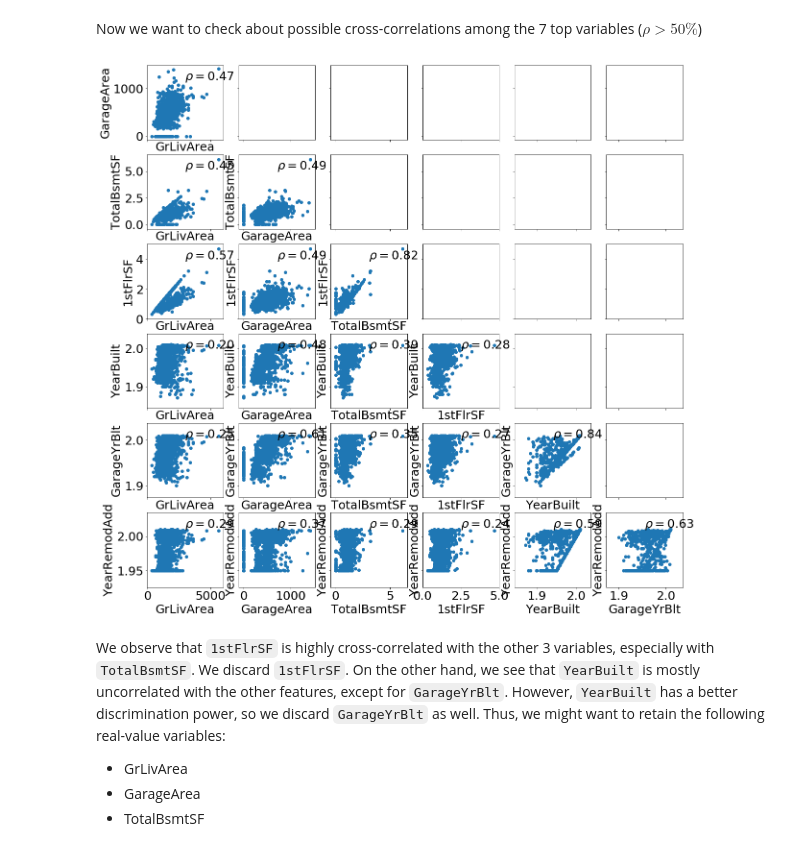
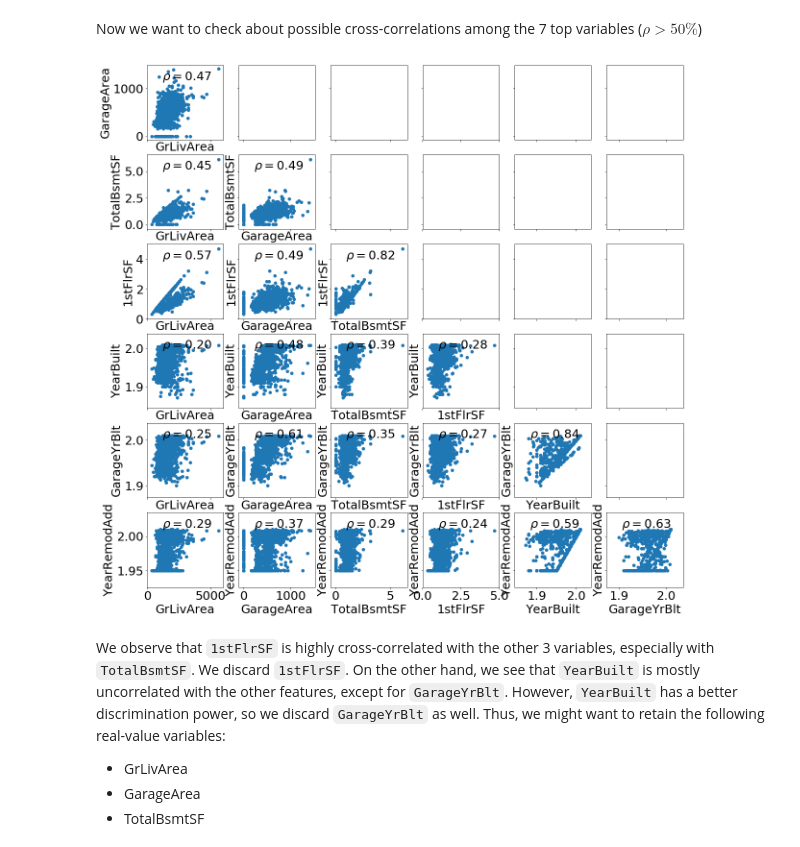
Before and after one commit to flucarelli94/MachineLearning_projects, a Jupyter notebook: House prices/Sale_price_prediction.ipynb, the cells around one changed output. Saved outputs shown, nothing was run; the diff lists cells and outputs as text; code cells hidden in the pictures.

```diff
--- a/House prices/Sale_price_prediction.ipynb
+++ b/House prices/Sale_price_prediction.ipynb
@@ -160,21 +172,21 @@ Now we want to check about possible cross-correlations among the 7 top variables
 # %%
 sel_var = ['GrLivArea', 'GarageArea', 'TotalBsmtSF', '1stFlrSF', 'YearBuilt', 'GarageYrBlt', 'YearRemodAdd']
 n=len(sel_var)-1
 
 fig, axs = plt.subplots(nrows=n, ncols=n, figsize=(20, 20), sharex='col', sharey='row')
 
 for i1, var1 in enumerate(sel_var):
     for i2, var2 in enumerate(sel_var):
         if i1>=i2: continue
         row = i2-1
         col = i1
         make_scatter(var1, var2, axs[row, col])
-        plt.text(0.5, 0.8, r'$\rho=${:.2f}'.format(pearsonr(train_init[var1], train_init[var2])[0]),
+        plt.text(0.2, 0.8, r'$\rho=${:.2f}'.format(pearsonr(train_init[var1], train_init[var2])[0]),
                  transform=axs[row, col].transAxes)
 
 plt.show()
 # %% [output]
-[figure, old version]
+[figure, new version]
 # %% [markdown]
 We observe that `1stFlrSF` is highly cross-correlated with the other 3 variables, especially with `TotalBsmtSF`. We discard `1stFlrSF`. On the other hand, we see that `YearBuilt` is mostly uncorrelated with the other features, except for `GarageYrBlt`. However, `YearBuilt` has a better discrimination power, so we discard `GarageYrBlt` as well. Thus, we might want to retain the following real-value variables:
  * GrLivArea
```
Also changed, not shown: parts of 3 cells of this notebook.
